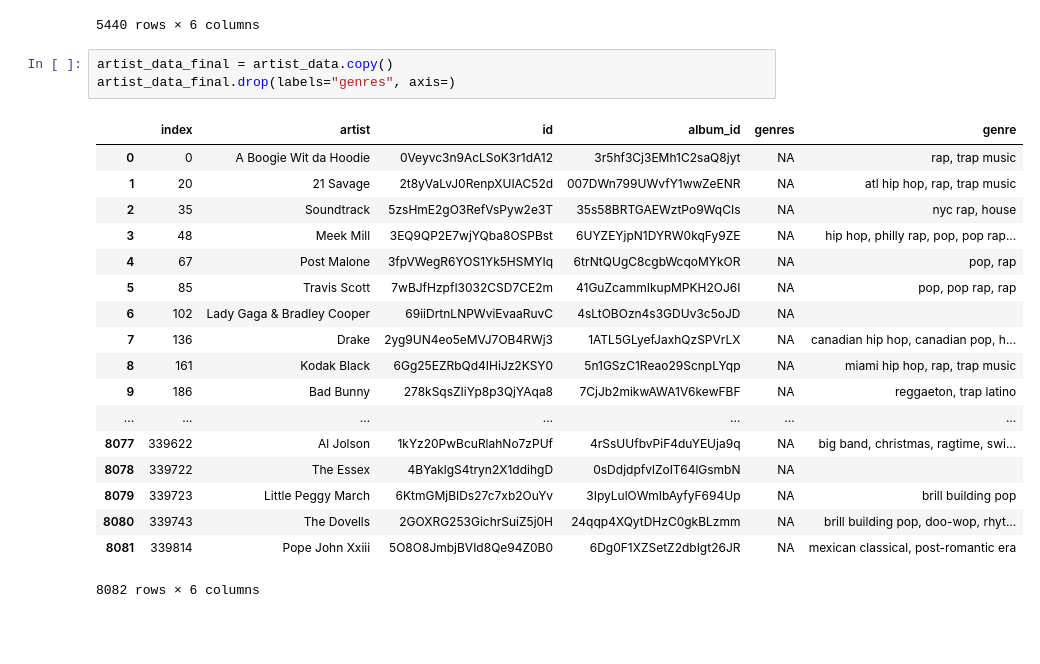
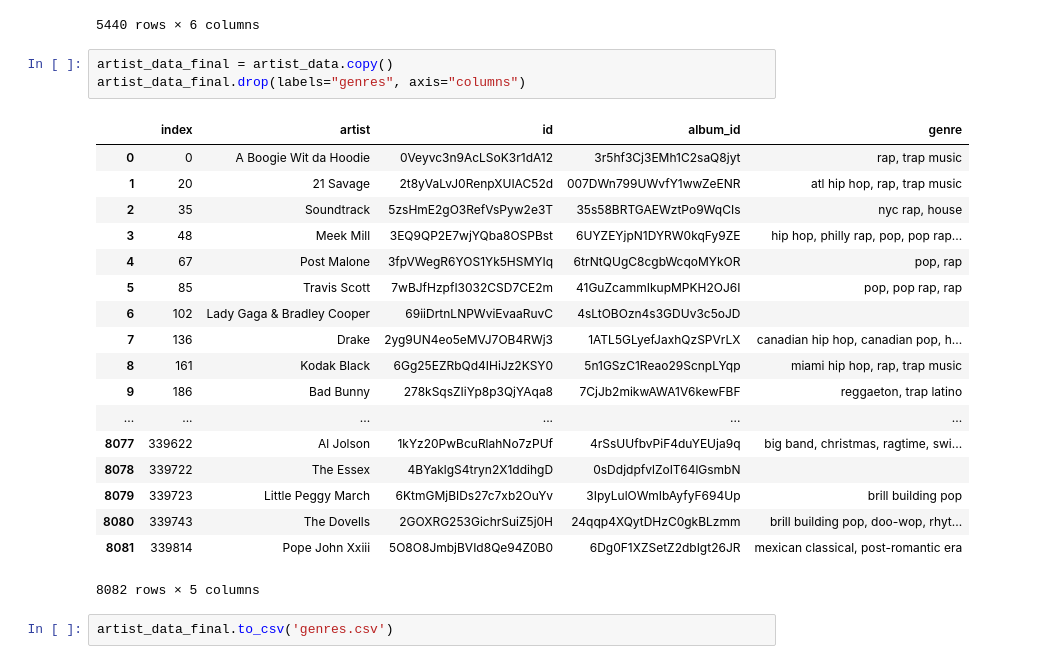
Before and after one commit to wulucy/stat471-song-proj, a Jupyter notebook: scrape_genre/scrape_genre.ipynb, the cells around one changed output. Cells and saved outputs as stored; diff of their text form; blank space fills up the shorter version.

Commit message:
Final ipynb for scraping genre

```diff
--- a/scrape_genre/scrape_genre.ipynb
+++ b/scrape_genre/scrape_genre.ipynb
@@ -120,23 +120,25 @@ artist_data_10
 5440 rows × 6 columns
 # %%
 artist_data_final = artist_data.copy()
-artist_data_final.drop(labels="genres", axis=)
+artist_data_final.drop(labels="genres", axis="columns")
 # %% [output]
-|  | index | artist | id | album_id | genres | genre |
-| 0 | 0 | A Boogie Wit da Hoodie | 0Veyvc3n9AcLSoK3r1dA12 | 3r5hf3Cj3EMh1C2saQ8jyt | NA | rap, trap music |
-| 1 | 20 | 21 Savage | 2t8yVaLvJ0RenpXUIAC52d | 007DWn799UWvfY1wwZeENR | NA | atl hip hop, rap, trap music |
-| 2 | 35 | Soundtrack | 5zsHmE2gO3RefVsPyw2e3T | 35s58BRTGAEWztPo9WqCIs | NA | nyc rap, house |
-| 3 | 48 | Meek Mill | 3EQ9QP2E7wjYQba8OSPBst | 6UYZEYjpN1DYRW0kqFy9ZE | NA | hip hop, philly rap, pop, pop rap... |
-| 4 | 67 | Post Malone | 3fpVWegR6YOS1Yk5HSMYIq | 6trNtQUgC8cgbWcqoMYkOR | NA | pop, rap |
-| 5 | 85 | Travis Scott | 7wBJfHzpfI3032CSD7CE2m | 41GuZcammIkupMPKH2OJ6I | NA | pop, pop rap, rap |
-| 6 | 102 | Lady Gaga & Bradley Cooper | 69iiDrtnLNPWviEvaaRuvC | 4sLtOBOzn4s3GDUv3c5oJD | NA |  |
-| 7 | 136 | Drake | 2yg9UN4eo5eMVJ7OB4RWj3 | 1ATL5GLyefJaxhQzSPVrLX | NA | canadian hip hop, canadian pop, h... |
-| 8 | 161 | Kodak Black | 6Gg25EZRbQd4IHiJz2KSY0 | 5n1GSzC1Reao29ScnpLYqp | NA | miami hip hop, rap, trap music |
-| 9 | 186 | Bad Bunny | 278kSqsZIiYp8p3QjYAqa8 | 7CjJb2mikwAWA1V6kewFBF | NA | reggaeton, trap latino |
-| ... | ... | ... | ... | ... | ... | ... |
-| 8077 | 339622 | Al Jolson | 1kYz20PwBcuRlahNo7zPUf | 4rSsUUfbvPiF4duYEUja9q | NA | big band, christmas, ragtime, swi... |
-| 8078 | 339722 | The Essex | 4BYaklgS4tryn2X1ddihgD | 0sDdjdpfvlZoIT64lGsmbN | NA |  |
-| 8079 | 339723 | Little Peggy March | 6KtmGMjBIDs27c7xb2OuYv | 3IpyLulOWmIbAyfyF694Up | NA | brill building pop |
-| 8080 | 339743 | The Dovells | 2GOXRG253GichrSuiZ5j0H | 24qqp4XQytDHzC0gkBLzmm | NA | brill building pop, doo-wop, rhyt... |
-| 8081 | 339814 | Pope John Xxiii | 5O8O8JmbjBVId8Qe94Z0B0 | 6Dg0F1XZSetZ2dbIgt26JR | NA | mexican classical, post-romantic era |
+|  | index | artist | id | album_id | genre |
+| 0 | 0 | A Boogie Wit da Hoodie | 0Veyvc3n9AcLSoK3r1dA12 | 3r5hf3Cj3EMh1C2saQ8jyt | rap, trap music |
+| 1 | 20 | 21 Savage | 2t8yVaLvJ0RenpXUIAC52d | 007DWn799UWvfY1wwZeENR | atl hip hop, rap, trap music |
+| 2 | 35 | Soundtrack | 5zsHmE2gO3RefVsPyw2e3T | 35s58BRTGAEWztPo9WqCIs | nyc rap, house |
+| 3 | 48 | Meek Mill | 3EQ9QP2E7wjYQba8OSPBst | 6UYZEYjpN1DYRW0kqFy9ZE | hip hop, philly rap, pop, pop rap... |
+| 4 | 67 | Post Malone | 3fpVWegR6YOS1Yk5HSMYIq | 6trNtQUgC8cgbWcqoMYkOR | pop, rap |
+| 5 | 85 | Travis Scott | 7wBJfHzpfI3032CSD7CE2m | 41GuZcammIkupMPKH2OJ6I | pop, pop rap, rap |
+| 6 | 102 | Lady Gaga & Bradley Cooper | 69iiDrtnLNPWviEvaaRuvC | 4sLtOBOzn4s3GDUv3c5oJD |  |
+| 7 | 136 | Drake | 2yg9UN4eo5eMVJ7OB4RWj3 | 1ATL5GLyefJaxhQzSPVrLX | canadian hip hop, canadian pop, h... |
+| 8 | 161 | Kodak Black | 6Gg25EZRbQd4IHiJz2KSY0 | 5n1GSzC1Reao29ScnpLYqp | miami hip hop, rap, trap music |
+| 9 | 186 | Bad Bunny | 278kSqsZIiYp8p3QjYAqa8 | 7CjJb2mikwAWA1V6kewFBF | reggaeton, trap latino |
+| ... | ... | ... | ... | ... | ... |
+| 8077 | 339622 | Al Jolson | 1kYz20PwBcuRlahNo7zPUf | 4rSsUUfbvPiF4duYEUja9q | big band, christmas, ragtime, swi... |
+| 8078 | 339722 | The Essex | 4BYaklgS4tryn2X1ddihgD | 0sDdjdpfvlZoIT64lGsmbN |  |
+| 8079 | 339723 | Little Peggy March | 6KtmGMjBIDs27c7xb2OuYv | 3IpyLulOWmIbAyfyF694Up | brill building pop |
+| 8080 | 339743 | The Dovells | 2GOXRG253GichrSuiZ5j0H | 24qqp4XQytDHzC0gkBLzmm | brill building pop, doo-wop, rhyt... |
+| 8081 | 339814 | Pope John Xxiii | 5O8O8JmbjBVId8Qe94Z0B0 | 6Dg0F1XZSetZ2dbIgt26JR | mexican classical, post-romantic era |
-8082 rows × 6 columns
+8082 rows × 5 columns
+# %%
+artist_data_final.to_csv('genres.csv')
```
